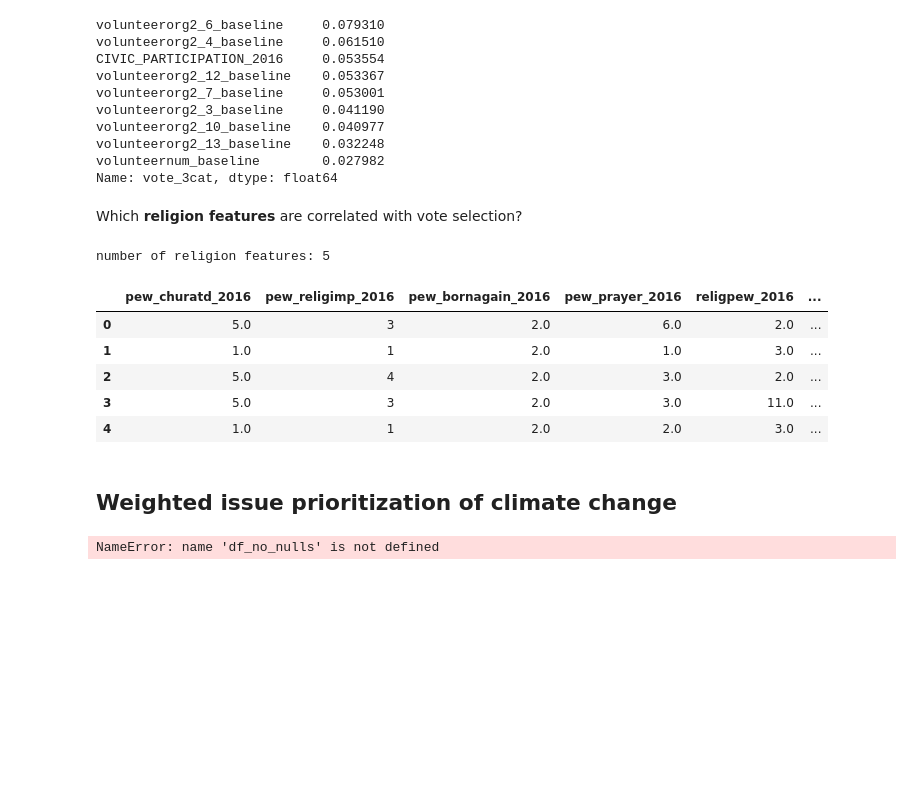
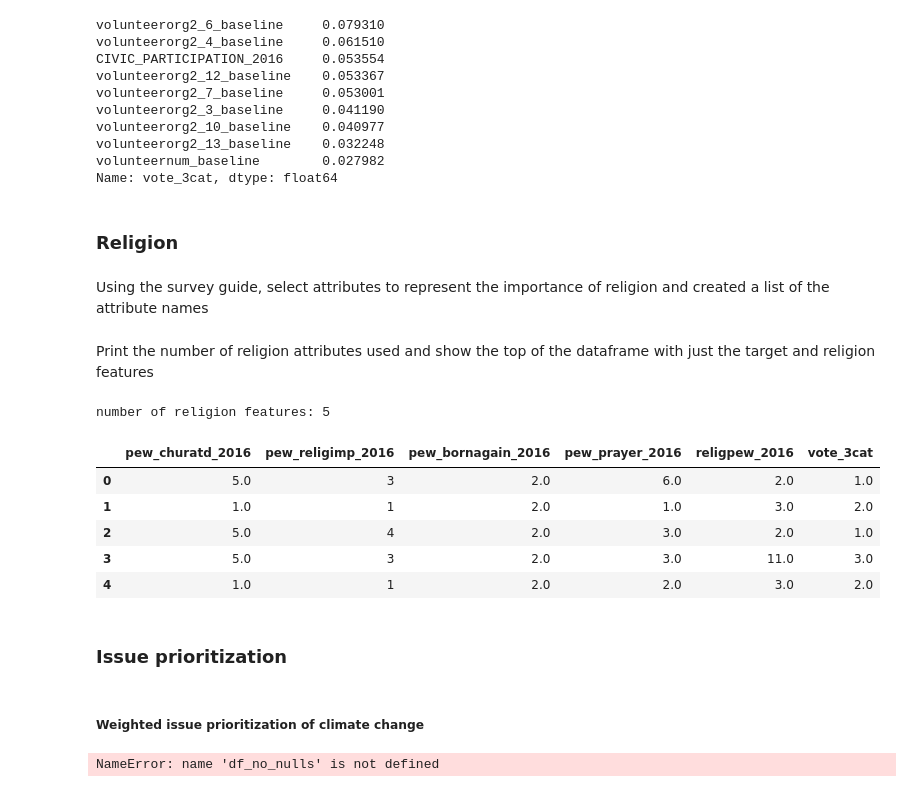
Before and after one commit to ali0003433/predict-by-issue-prioritization, a Jupyter notebook: notebooks/2-al-exploration.ipynb, the cells around one changed output. Cells and saved outputs as stored; diff of their text form; code cells hidden in the pictures; blank space fills up the shorter version.

Commit message:
Add notes re: comm engagement attributes and religion attributes as possible predictors

```diff
--- a/notebooks/2-al-exploration.ipynb
+++ b/notebooks/2-al-exploration.ipynb
@@ -188,23 +188,28 @@ volunteerorg2_10_baseline    0.040977
 volunteerorg2_13_baseline    0.032248
 volunteernum_baseline        0.027982
 Name: vote_3cat, dtype: float64
-# %% [markdown]
-Which <b>religion features</b> are correlated with vote selection?
+# %% [markdown]
+### Religion
+# %% [markdown]
+Using the survey guide, select attributes to represent the importance of religion and created a list of the attribute names
+# %%
+col_list = ['pew_churatd_2016',
+                'pew_religimp_2016',
+                'pew_bornagain_2016',
+                'pew_prayer_2016',
+                'religpew_2016'
+                ]
+# %% [markdown]
+Print the number of religion attributes used and show the top of the dataframe with just the target and religion features
 # %%
-religion_list = ['pew_churatd_2016',
-                'pew_religimp_2016',
-                'pew_bornagain_2016',
-                'pew_prayer_2016',
-                'religpew_2016'
-                ]
-print('number of religion features:', len(religion_list))
-df_religion = df[(religion_list + target)]
+print('number of religion features:', len(col_list))
+df_religion = df[(col_list + target)]
 df_religion.head()
 # %% [output]
 number of religion features: 5
-|  | pew_churatd_2016 | pew_religimp_2016 | pew_bornagain_2016 | pew_prayer_2016 | religpew_2016 | ... |
-| 0 | 5.0 | 3 | 2.0 | 6.0 | 2.0 | ... |
-| 1 | 1.0 | 1 | 2.0 | 1.0 | 3.0 | ... |
-| 2 | 5.0 | 4 | 2.0 | 3.0 | 2.0 | ... |
-| 3 | 5.0 | 3 | 2.0 | 3.0 | 11.0 | ... |
-| 4 | 1.0 | 1 | 2.0 | 2.0 | 3.0 | ... |
+|  | pew_churatd_2016 | pew_religimp_2016 | pew_bornagain_2016 | pew_prayer_2016 | religpew_2016 | vote_3cat |
+| 0 | 5.0 | 3 | 2.0 | 6.0 | 2.0 | 1.0 |
+| 1 | 1.0 | 1 | 2.0 | 1.0 | 3.0 | 2.0 |
+| 2 | 5.0 | 4 | 2.0 | 3.0 | 2.0 | 1.0 |
+| 3 | 5.0 | 3 | 2.0 | 3.0 | 11.0 | 3.0 |
+| 4 | 1.0 | 1 | 2.0 | 2.0 | 3.0 | 2.0 |
@@ -213,5 +216,7 @@ target_col_list = ['pid3_2016']
+# %% [markdown]
+### Issue prioritization
 # %% [markdown]
-## Weighted issue prioritization of climate change
+##### Weighted issue prioritization of climate change
 # %%
 climate_freq = calc.distribution(df_no_nulls, 'imiss_l_2016').round(3)
 print('weighted frequency:', climate_freq)
```
Also changed, not shown: parts of 2 cells of this notebook.
